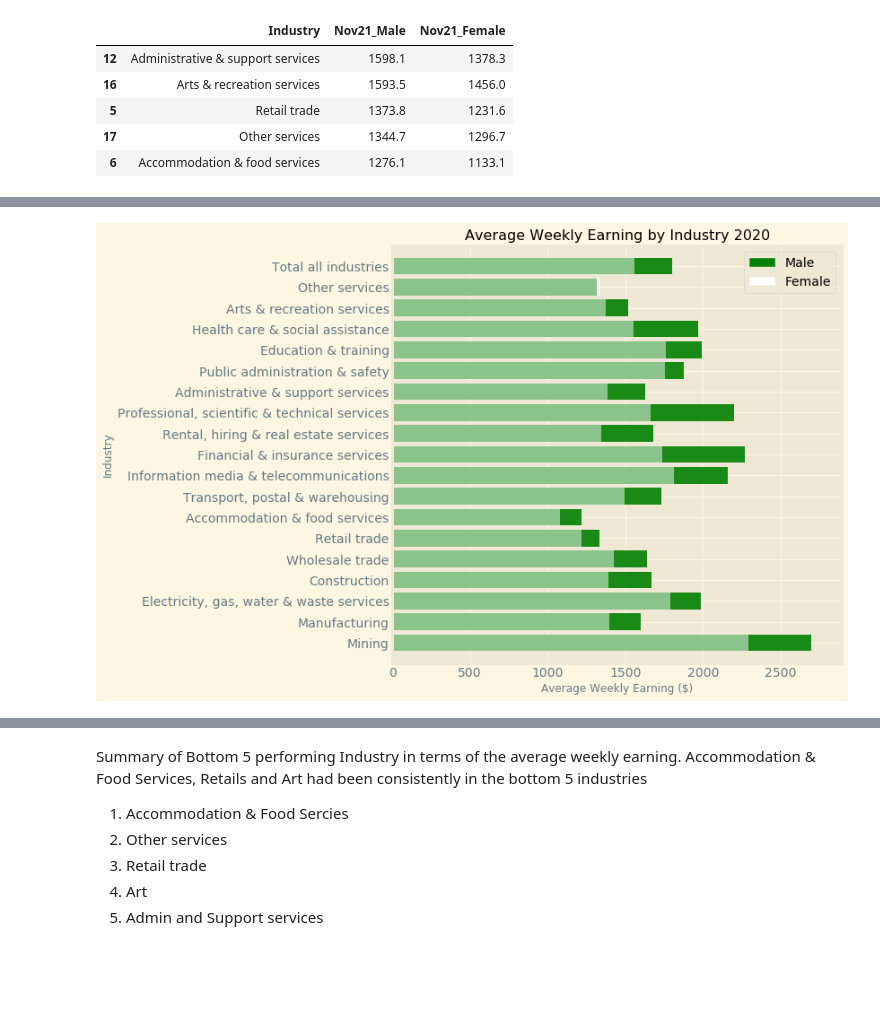
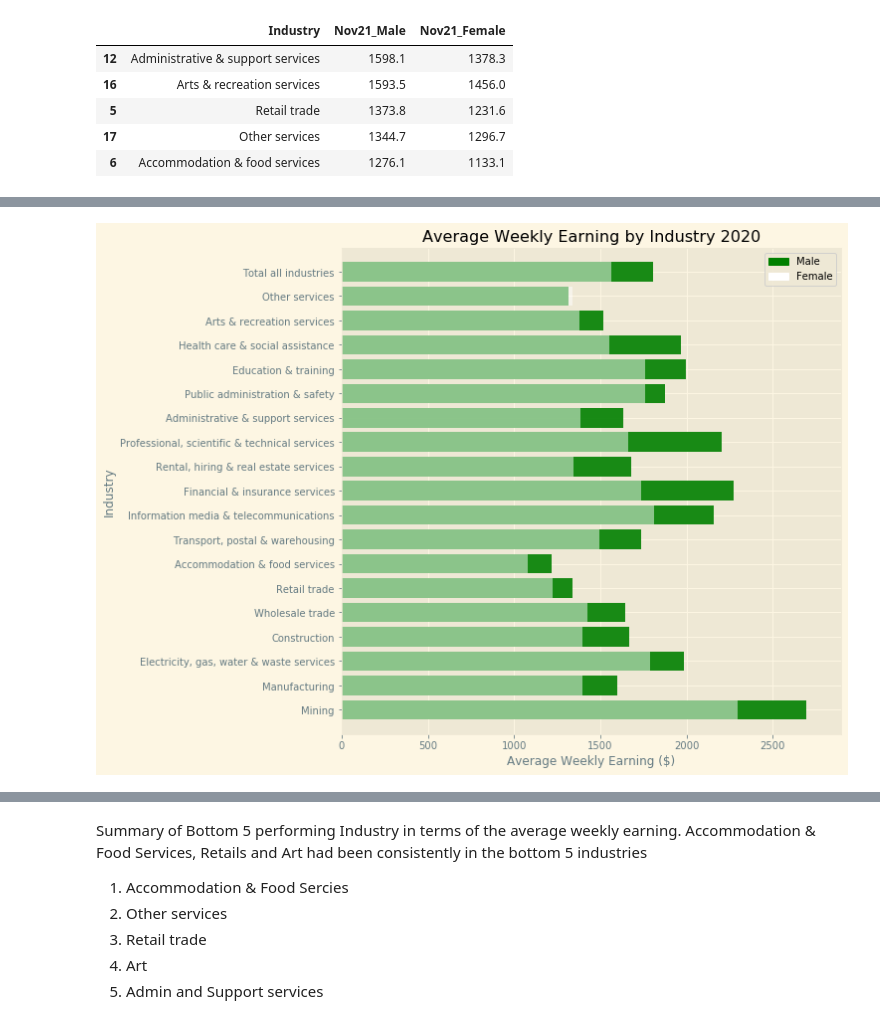
Before and after one commit to CarmenK2/GroupProject1, a Jupyter notebook: Project1.ipynb, the cells around one changed output, grey strips where cells are left out. Drawn from its saved outputs; the diff is of its cells as text; code cells hidden in the pictures; blank space fills up the shorter version.

```diff
--- a/Project1.ipynb
+++ b/Project1.ipynb
@@ -363,32 +345,32 @@ plt.show()
 # %%
 #Create a bar horizontal chart for 2020
 
-plt.figure(figsize=(8,8))
+plt.figure(figsize=(9,9))
 plt.barh(x_axis,Average_wkly_Earning_by_industry_2020_df["Nov20_Male"],color="g",alpha=0.9)
 plt.barh(x_axis,Average_wkly_Earning_by_industry_2020_df["Nov20_Female"],color="w",alpha=0.5)
 plt.yticks(x_axis,Average_wkly_Earning_by_industry_2020_df["Industry"])
 plt.style.use('_classic_test_patch')
 
 #Set x and y limit
 plt.ylim(-1,len(x_axis))
 plt.xlim(0,max(Average_wkly_Earning_by_industry_2020_df["Nov20_Male"])+200)
 
 #Set Title and labels
 plt.title("Average Weekly Earning by Industry 2020")
 plt.xlabel("Average Weekly Earning ($)")
 plt.ylabel("Industry")
 plt.legend
 
 Male = mpatches.Patch(color="g",label = "Male")
 Female = mpatches.Patch(color="w",label = "Female")
 plt.legend(handles=[Male,Female],loc='best')
 
 
 plt.tight_layout
 
 plt.show()
 # %% [output]
-[figure, old version]
+[figure, new version]
 # %%
 #Create a bar horizontal chart for 2021
 
```
Also changed, not shown: parts of 12 cells of this notebook.
